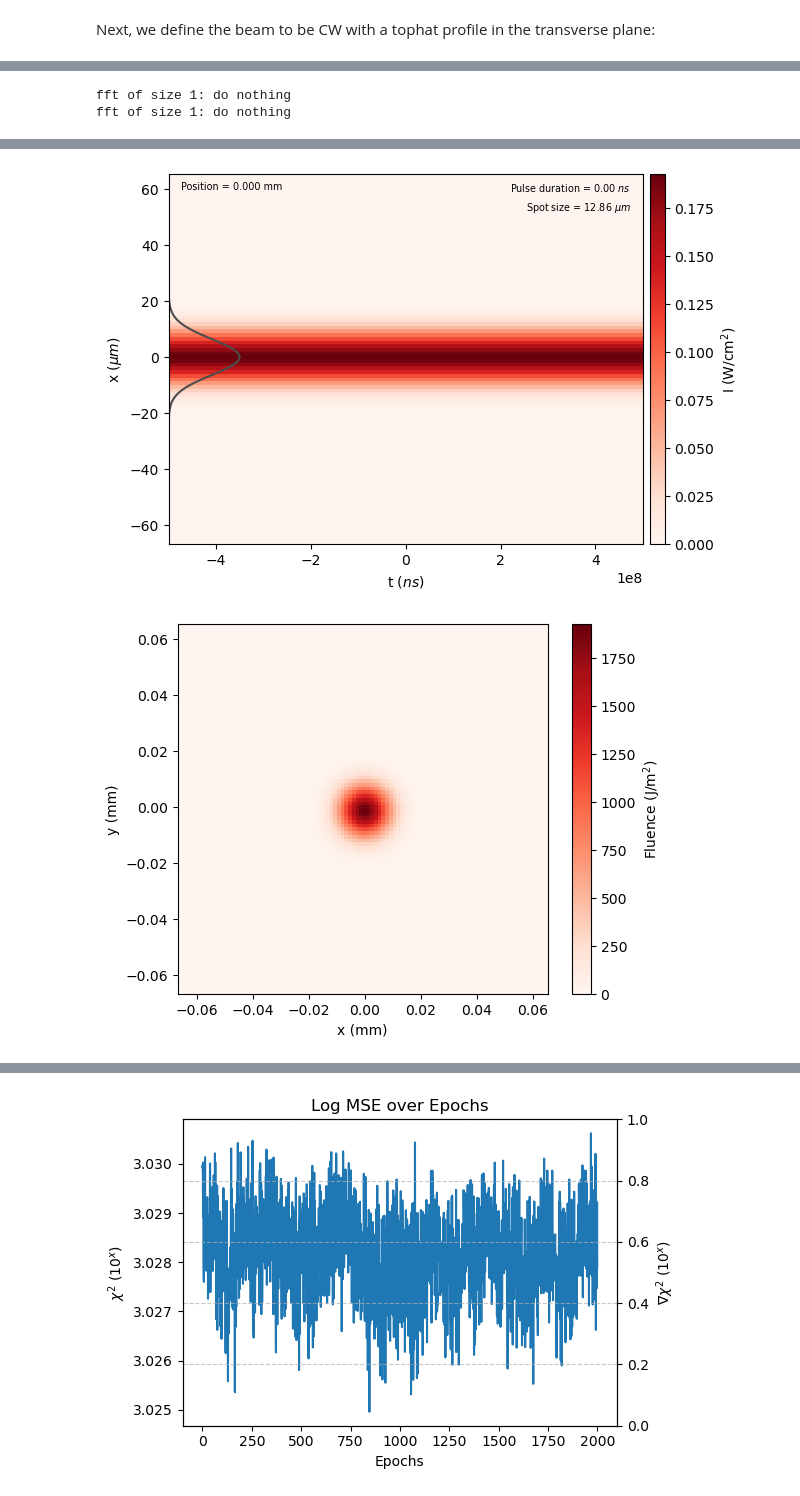
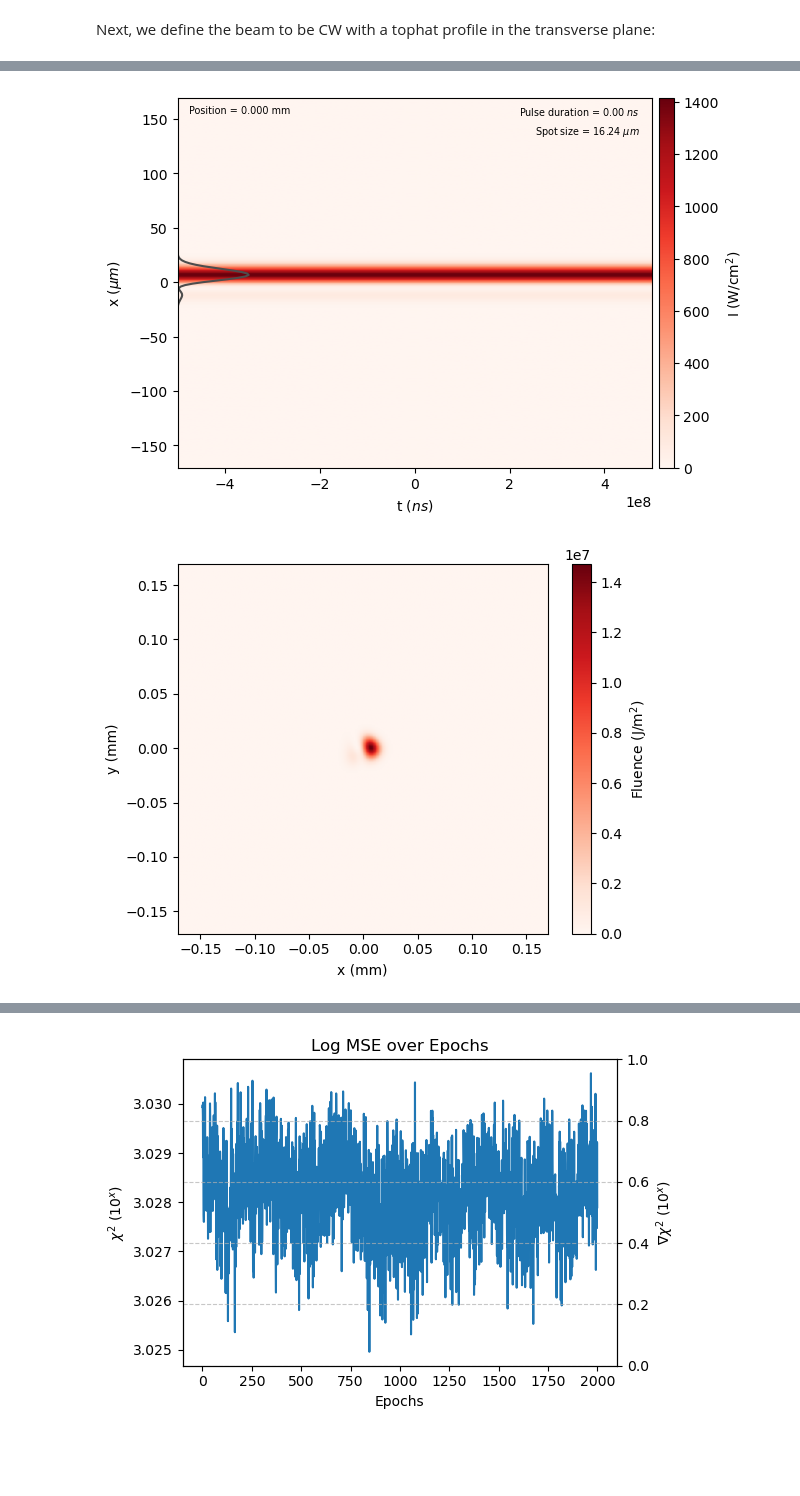
Before and after one commit to LASY-org/lasy, a Jupyter notebook: docs/source/tutorials/gerchberg_saxton_retrieval.ipynb, the cells around one changed output, grey strips where cells are left out. Drawn from its saved outputs; the diff is of its cells as text; code cells hidden in the pictures; blank space fills up the shorter version.

Commit message:
Implementing modal decomposition
Starting to switch from propagators to using the modal decomposition instead

```diff
--- a/docs/source/tutorials/gerchberg_saxton_retrieval.ipynb
+++ b/docs/source/tutorials/gerchberg_saxton_retrieval.ipynb
@@ -71,0 +74,34 @@ plt.show()
+# %%
+HG_laser = deepcopy(laser)  # Make a copy of the input grid
+hermite_gauss_composition(
+    HG_laser, spot_size, spot_size, modes, skipAsymmetricModes=False
+)
+
+HG_laser.show(envelope_type="intensity")  # In this case this is the fluence (CW beam)
+
+intensity = epsilon_0 * c / 2 * np.abs(HG_laser.grid.get_temporal_field()) ** 2
+fluence = np.sum(intensity, axis=-1).T * HG_laser.grid.dx[-1]
+extent = (
+    HG_laser.grid.axes[0].min() * 1e3,
+    HG_laser.grid.axes[0].max() * 1e3,
+    HG_laser.grid.axes[1].min() * 1e3,
+    HG_laser.grid.axes[1].max() * 1e3,
+)
+plt.figure()
+plt.imshow(fluence, extent=extent, cmap="Reds")
+plt.xlabel("x (mm)")
+plt.ylabel("y (mm)")
+plt.colorbar(label=r"Fluence (J/m$^2$)")
+
+calculatedModes = hermite_gauss_decomposition(HG_laser, spot_size, spot_size, 3, 3)
+print("Mode coefficients for HG beam (up to third order)")
+for calcModeKey in calculatedModes.keys():
+    print(
+        "%i,%i :  %.2f  ,  %.2f i"
+        % (
+            calcModeKey[0],
+            calcModeKey[1],
+            np.real(calculatedModes[calcModeKey]),
+            np.imag(calculatedModes[calcModeKey]),
+        )
+    )
@@ -72,6 +129,6 @@ plt.show()
 # %%
-plane1 = deepcopy(laser)  # This is the field immediately prior to the lens
-plane2 = deepcopy(laser)  # This will be the field at focus
+plane1 = deepcopy(HG_laser)  # This is the field immediately prior to the lens
+plane2 = deepcopy(HG_laser)  # This will be the field at focus
 
 f0 = 500e-3
 
@@ -102,7 +159,7 @@ plt.colorbar(label=r"Fluence (J/m$^2$)")
 plane2.show(envelope_type="intensity")  # In this case this is the fluence (CW beam)
 
 intensity = epsilon_0 * c / 2 * np.abs(plane2.grid.get_temporal_field()) ** 2
-fluence = np.sum(intensity, axis=-1).T * plane1.grid.dx[-1]
+fluence = np.sum(intensity, axis=-1).T * plane2.grid.dx[-1]
 extent = (
     plane2.grid.axes[0].min() * 1e3,
     plane2.grid.axes[0].max() * 1e3,
@@ -116,5 +173,3 @@ plt.ylabel("y (mm)")
 plt.colorbar(label=r"Fluence (J/m$^2$)")
 plt.show()
 # %% [output]
-fft of size 1: do nothing
-fft of size 1: do nothing
@@ -123,3 +178,3 @@ fft of size 1: do nothing
-[figure, old version]
+[figure, new version]
-[figure, old version]
+[figure, new version]
 # %%
```
Also changed, not shown: parts of 7 cells of this notebook, 1 other file.
